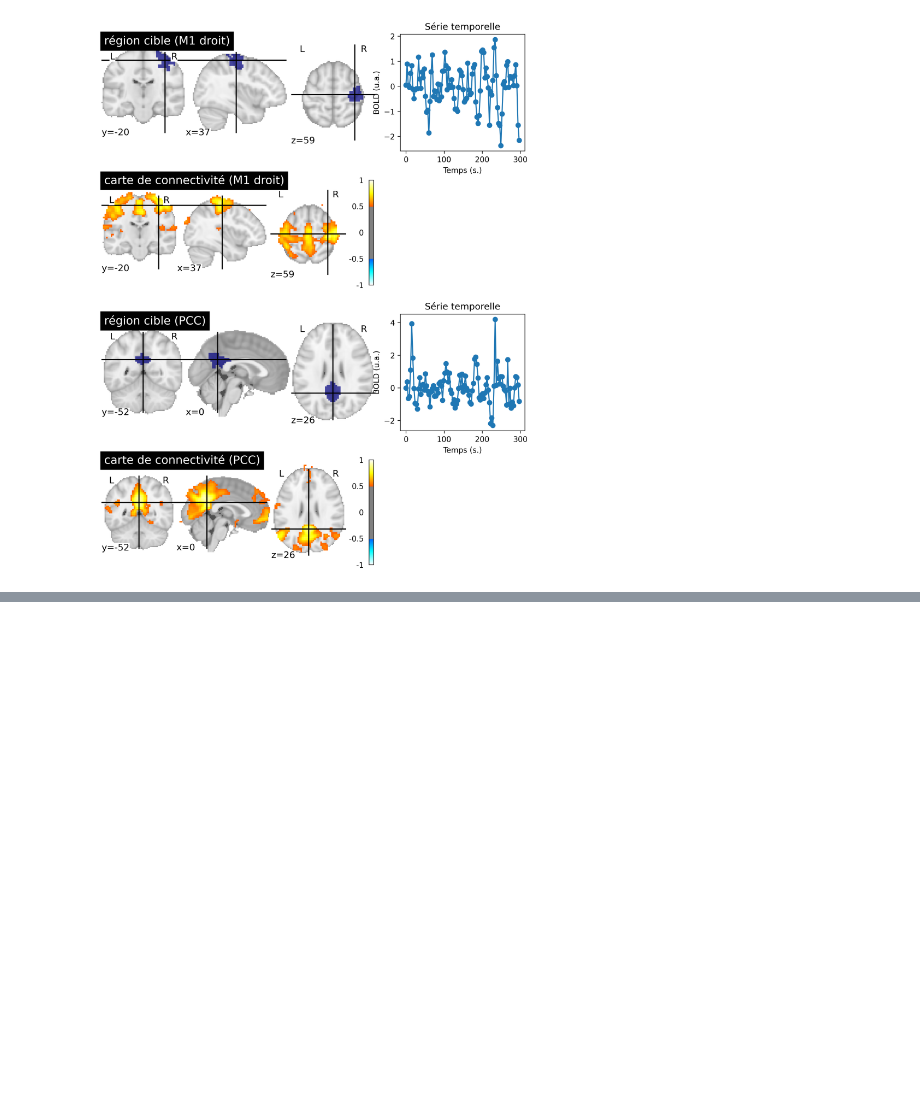
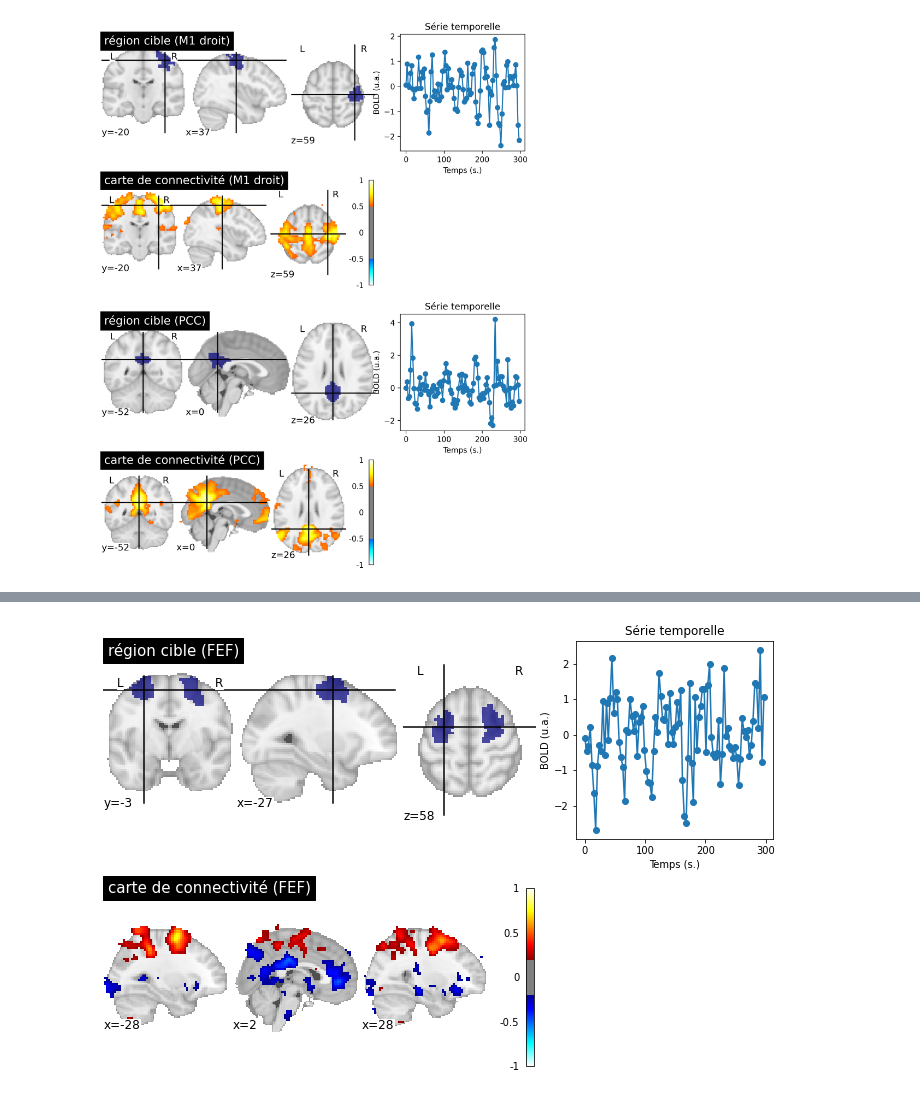
Before and after one commit to methodes-cogneuro/methodes-cogneuro.github.io, a Jupyter notebook: _sources/connectivite.ipynb, the cells around one changed output, grey strips where cells are left out. Drawn from its saved outputs; the diff is of its cells as text; code cells hidden in the pictures; blank space fills up the shorter version.

```diff
--- a/_sources/connectivite.ipynb
+++ b/_sources/connectivite.ipynb
@@ -386,0 +266,96 @@ HTML('<iframe width="560" height="315" src="https://www.youtube.com/embed/5v4nnQ
+# %%
+# Importe les librairies
+import numpy as np
+import matplotlib.pyplot as plt
+import pandas as pd
+from nilearn import datasets
+from nilearn.image import math_img
+from nilearn import image
+from nilearn import masking
+from nilearn.glm.first_level import FirstLevelModel
+from nilearn import input_data
+from nilearn.input_data import NiftiLabelsMasker
+from nilearn.input_data import NiftiMasker
+from nilearn import plotting
+
+# initialisation de la figure
+fig = plt.figure(figsize=(12,8))
+
+# Importe les données
+basc = datasets.fetch_atlas_basc_multiscale_2015() # the BASC multiscale atlas
+adhd = datasets.fetch_adhd(n_subjects=10)          # ADHD200 preprocessed data (Athena pipeline)\
+
+# Paramètres du pré-traitement
+num_data = 1
+fwhm = 8
+high_pass = 0.01
+high_variance_confounds = False
+time_samp = range(0, 100)
+
+# Extrait le signal par parcelle pour un atlas fonctionnel (BASC)
+masker = input_data.NiftiLabelsMasker(
+                                      basc['scale122'],
+                                      resampling_target="data",
+                                      high_pass=high_pass,
+                                      t_r=3,
+                                      high_variance_confounds=high_variance_confounds,
+                                      standardize=True,
+                                      memory='nilearn_cache',
+                                      memory_level=1,
+                                      smoothing_fwhm=fwhm).fit()
+tseries = masker.transform(adhd.func[num_data])
+print(f"Time series with shape {tseries.shape} (# time points, # parcels))")
+
+# Charge les données par voxel
+masker_voxel = input_data.NiftiMasker(high_pass=high_pass,
+                                      t_r=3,
+                                      high_variance_confounds=high_variance_confounds,
+                                      standardize=True,
+                                      smoothing_fwhm=fwhm
+                                     ).fit(adhd.func[num_data])
+tseries_voxel = masker_voxel.transform(adhd.func[num_data])
+print(f"Time series with shape {tseries_voxel.shape} (# time points, # voxels))")
+
+# Applique une correction du signal global
+from nilearn.signal import clean as signal_clean
+gb_signal = signal_clean(
+                        tseries.mean(axis=1).reshape([tseries.shape[0], 1]),
+                        high_pass=high_pass,
+                        t_r=3,
+                        standardize=True)
+tseries = masker.transform(adhd.func[num_data], confounds=gb_signal)
+tseries_voxel = masker_voxel.transform(adhd.func[num_data], confounds=gb_signal)
+
+# Montre une parcelle
+ax_plot = plt.subplot2grid((2, 3), (0, 0), colspan=2)
+num_parcel = 113
+plotting.plot_roi(math_img(f'img == {num_parcel}', img=basc['scale122']),
+                  threshold=0.5,
+                  axes=ax_plot,
+                  vmax=1,
+                  title="région cible (FEF)")
+
+# plot la série temporelle d'une région
+ax_plot = plt.subplot2grid((2, 3), (0, 2), colspan=1)
+time = np.linspace(0, 3 * (tseries.shape[0]-1), tseries.shape[0])
+plt.plot(time[time_samp], tseries[time_samp, :][:, num_parcel], 'o-'),
+plt.xlabel('Temps (s.)'),
+plt.ylabel('BOLD (u.a.)')
+plt.title('Série temporelle')
+
+# carte de connectivité
+ax_plot = plt.subplot2grid((2, 3), (1, 0), colspan=2)
+seed_to_voxel_correlations = (np.dot(tseries_voxel.T, tseries[:, num_parcel-1]) / tseries.shape[0])# Show the connectivity map
+conn_map = masker_voxel.inverse_transform(seed_to_voxel_correlations.T)
+plotting.plot_stat_map(conn_map,
+                       threshold=0.2,
+                       vmax=1,
+                       axes=ax_plot,
+                       cut_coords=(-28, 2, 28),
+                       display_mode = 'x',
+                       title="carte de connectivité (FEF)")
+
+# Glue the figure
+from myst_nb import glue
+glue("negative-DMN-fig", fig, display=False)
+# %% [output]
@@ -386,0 +364 @@ HTML('<iframe width="560" height="315" src="https://www.youtube.com/embed/5v4nnQ
+[figure, added]
```
Also changed, not shown: parts of 15 cells of this notebook, 24 other files.
